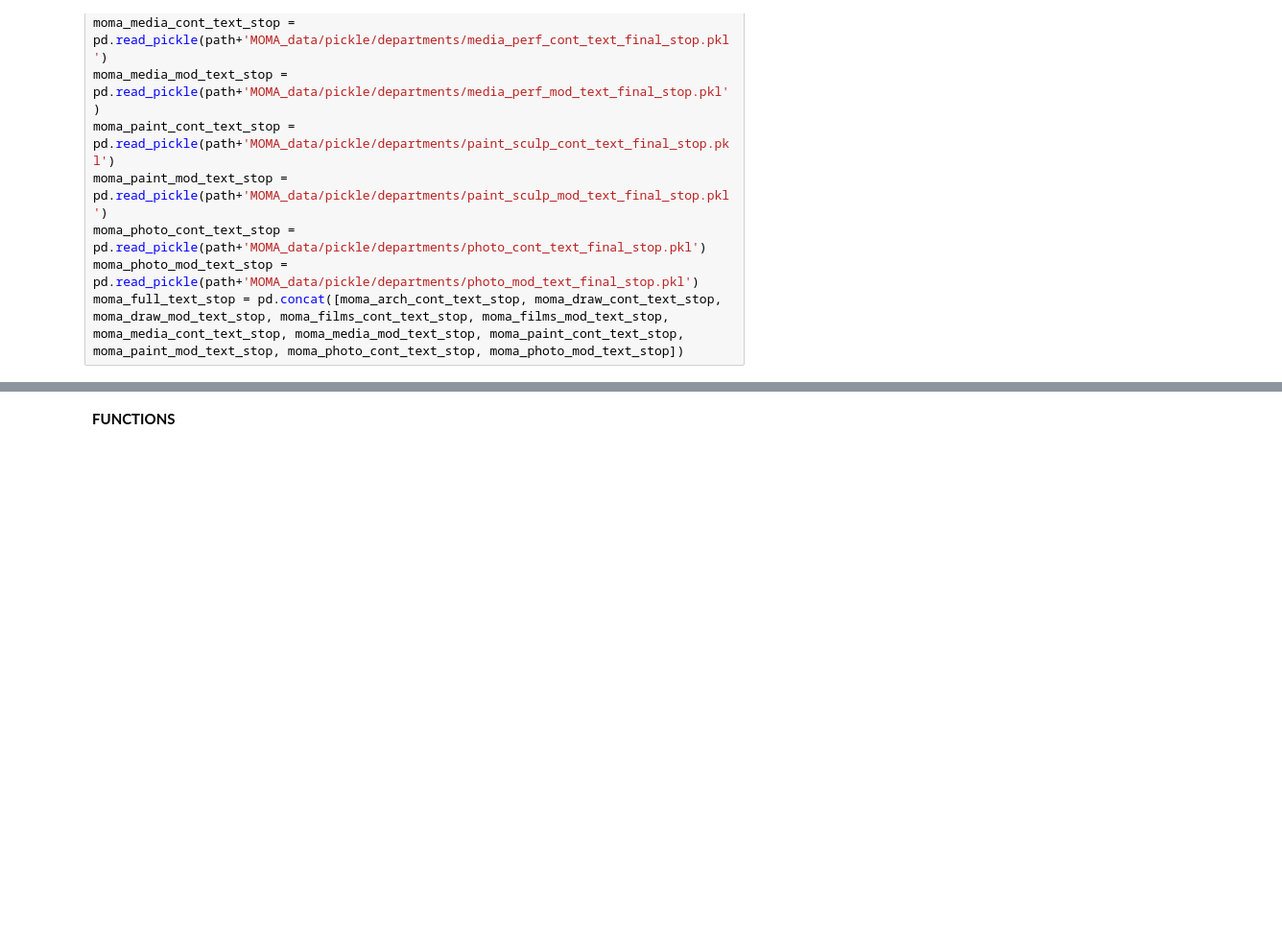
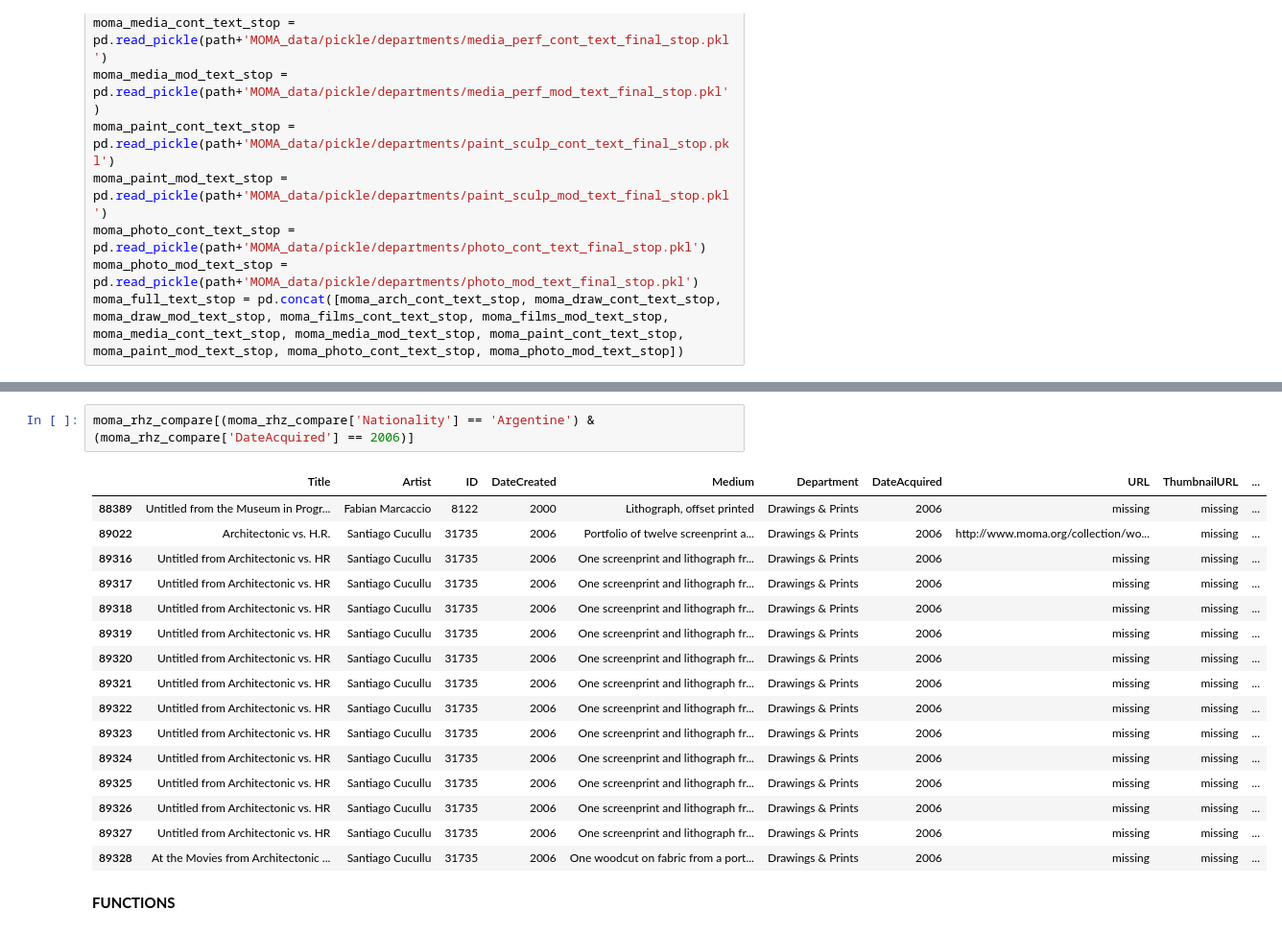
Before and after one commit to laurentfintoni/Net-Art-Rev, a Jupyter notebook: Lo_Viz_2.ipynb, the cells around one changed output, grey strips where cells are left out. Shown at 96% size. Drawn from its saved outputs; the diff is of its cells as text; blank space fills up the shorter version.

```diff
--- a/Lo_Viz_2.ipynb
+++ b/Lo_Viz_2.ipynb
@@ -97,3 +117,22 @@ moma_full_text_stop = pd.concat([moma_arch_cont_text_stop, moma_draw_cont_text_s
+# %%
+moma_rhz_compare[(moma_rhz_compare['Nationality'] == 'Argentine') & (moma_rhz_compare['DateAcquired'] == 2006)]
+# %% [output]
+|  | Title | Artist | ID | DateCreated | Medium | Department | DateAcquired | URL | ThumbnailURL | ... |
+| 88389 | Untitled from the Museum in Progr... | Fabian Marcaccio | 8122 | 2000 | Lithograph, offset printed | Drawings & Prints | 2006 | missing | missing | ... |
+| 89022 | Architectonic vs. H.R. | Santiago Cucullu | 31735 | 2006 | Portfolio of twelve screenprint a... | Drawings & Prints | 2006 | http://www.moma.org/collection/wo... | missing | ... |
+| 89316 | Untitled from Architectonic vs. HR | Santiago Cucullu | 31735 | 2006 | One screenprint and lithograph fr... | Drawings & Prints | 2006 | missing | missing | ... |
+| 89317 | Untitled from Architectonic vs. HR | Santiago Cucullu | 31735 | 2006 | One screenprint and lithograph fr... | Drawings & Prints | 2006 | missing | missing | ... |
+| 89318 | Untitled from Architectonic vs. HR | Santiago Cucullu | 31735 | 2006 | One screenprint and lithograph fr... | Drawings & Prints | 2006 | missing | missing | ... |
+| 89319 | Untitled from Architectonic vs. HR | Santiago Cucullu | 31735 | 2006 | One screenprint and lithograph fr... | Drawings & Prints | 2006 | missing | missing | ... |
+| 89320 | Untitled from Architectonic vs. HR | Santiago Cucullu | 31735 | 2006 | One screenprint and lithograph fr... | Drawings & Prints | 2006 | missing | missing | ... |
+| 89321 | Untitled from Architectonic vs. HR | Santiago Cucullu | 31735 | 2006 | One screenprint and lithograph fr... | Drawings & Prints | 2006 | missing | missing | ... |
+| 89322 | Untitled from Architectonic vs. HR | Santiago Cucullu | 31735 | 2006 | One screenprint and lithograph fr... | Drawings & Prints | 2006 | missing | missing | ... |
+| 89323 | Untitled from Architectonic vs. HR | Santiago Cucullu | 31735 | 2006 | One screenprint and lithograph fr... | Drawings & Prints | 2006 | missing | missing | ... |
+| 89324 | Untitled from Architectonic vs. HR | Santiago Cucullu | 31735 | 2006 | One screenprint and lithograph fr... | Drawings & Prints | 2006 | missing | missing | ... |
+| 89325 | Untitled from Architectonic vs. HR | Santiago Cucullu | 31735 | 2006 | One screenprint and lithograph fr... | Drawings & Prints | 2006 | missing | missing | ... |
+| 89326 | Untitled from Architectonic vs. HR | Santiago Cucullu | 31735 | 2006 | One screenprint and lithograph fr... | Drawings & Prints | 2006 | missing | missing | ... |
+| 89327 | Untitled from Architectonic vs. HR | Santiago Cucullu | 31735 | 2006 | One screenprint and lithograph fr... | Drawings & Prints | 2006 | missing | missing | ... |
+| 89328 | At the Movies from Architectonic ... | Santiago Cucullu | 31735 | 2006 | One woodcut on fabric from a port... | Drawings & Prints | 2006 | missing | missing | ... |
 # %% [markdown]
 **FUNCTIONS**
 # %%
```
Also changed, not shown: parts of 20 cells of this notebook, 1 other file.
